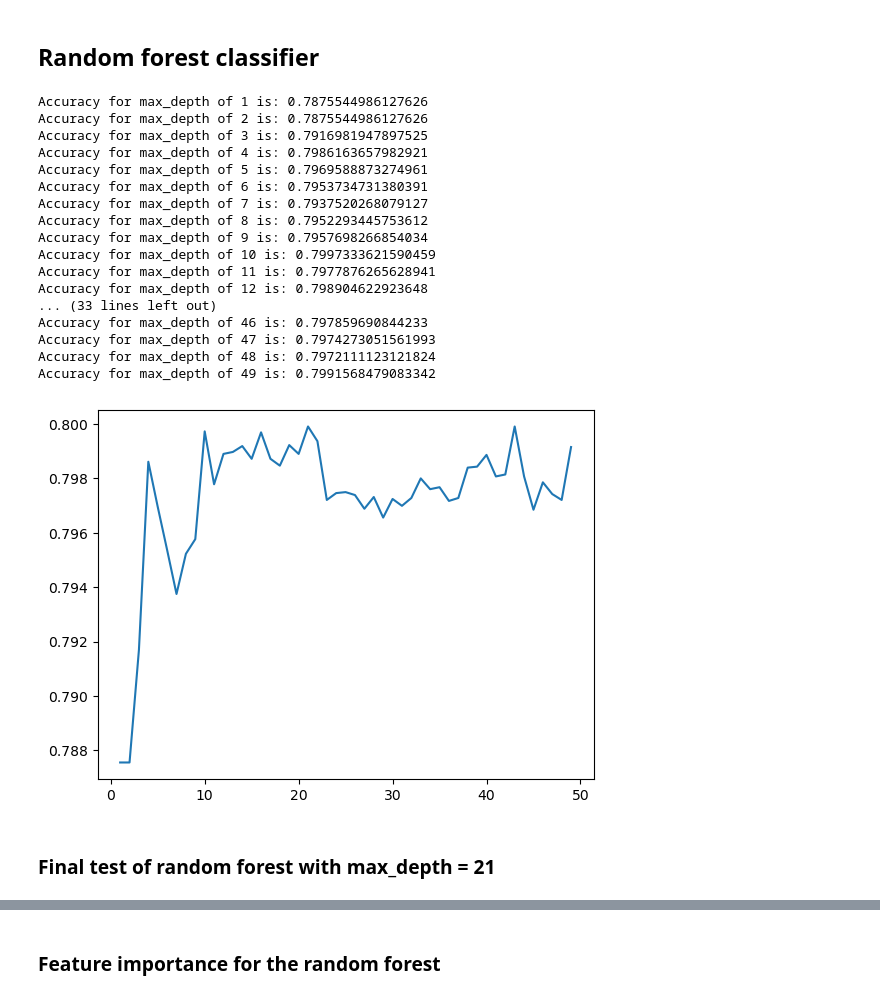
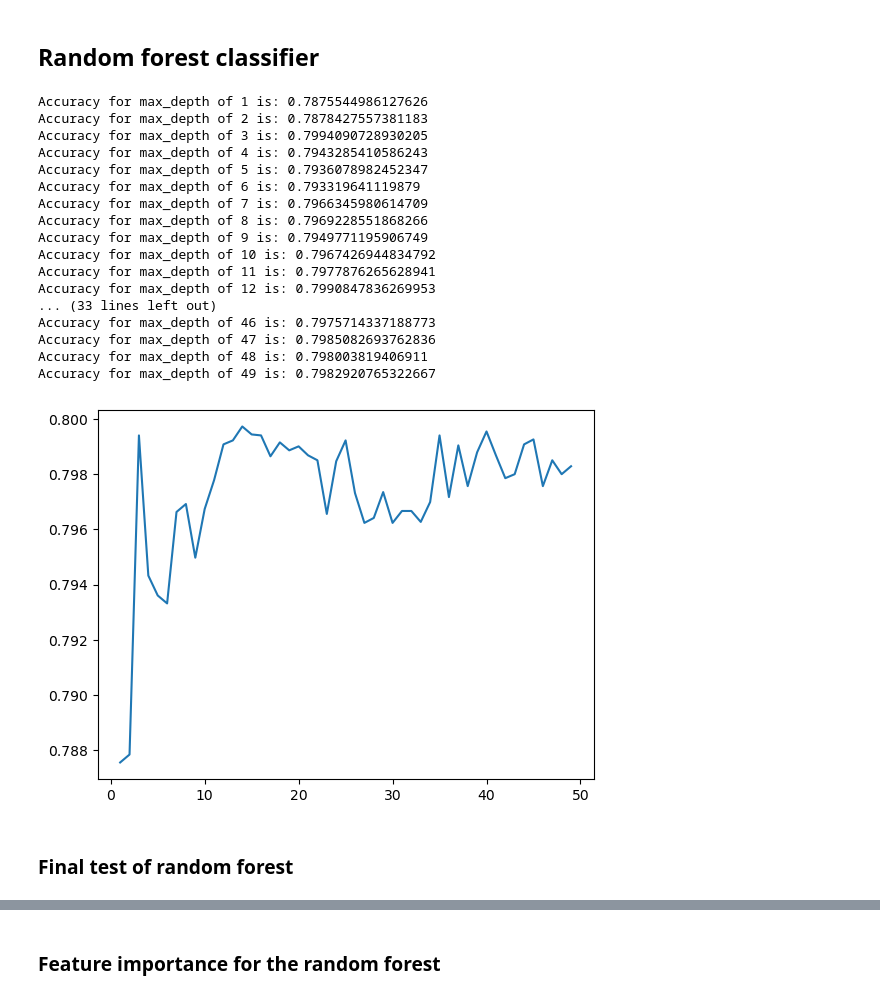
Before and after one commit to fredrikSveen/MALIS_project, a Jupyter notebook: ML_stuff.ipynb, the cells around one changed output, grey strips where cells are left out. Drawn from its saved outputs; the diff is of its cells as text; code cells hidden in the pictures.

Commit message:
Testing the models

```diff
--- a/ML_stuff.ipynb
+++ b/ML_stuff.ipynb
@@ -130,8 +131,8 @@ Execution time: 107.97938776016235s
 ### Final test of decision tree with max_depth = 10
 # %%
 st = time.time()
-
-model = DecisionTreeClassifier(max_depth = 11)
+depth = 10
+model = DecisionTreeClassifier(max_depth = depth)
 model = model.fit(X_train, y_train)
 
 predicted_value = model.predict(X_test)
@@ -142,7 +143,7 @@ predicted_value = model.predict(X_test)
 accuracy = model.score(X_test, y_test)
 
 
-print(f'Accuracy for max_depth of 11 is: {accuracy}')
+print(f'Accuracy for max_depth of {depth} is: {accuracy}')
 
 et = time.time()
 elapsed_time = et - st
@@ -159,49 +160,47 @@ Execution time: 1.6324245929718018s
 # %%
 #Random forest classification with different values for max_depth
 acc_for_depths = []
 for i in range(1,50):
-    model = RandomForestClassifier(max_depth = i,
-                                       oob_score=True,
-                                       max_features="sqrt")
+    model = RandomForestClassifier(max_depth = i)
 
     # fit the regressor with x and y data
     model.fit(X_train, y_train)
 
     y_pred = model.predict(X_val)  # test the output by changing values
     #print(y_pred)
 
     #print("accuracy on training set: %f" % regressor.score(X_train, y_train))
     #print("accuracy on validation set: %f" % regressor.score(X_val, y_val))
 
     # Create confusion matrix
     #confusion = confusion_matrix(y_val, y_pred)
     #ConfusionMatrixDisplay(confusion).plot()
     # Display accuracy score
     accuracy = model.score(X_val, y_val)
     print(f'Accuracy for max_depth of {i} is: {accuracy}')
     acc_for_depths.append(accuracy)
 
 plt.plot(range(1,50), acc_for_depths)
 plt.show()
 # %% [output]
 Accuracy for max_depth of 1 is: 0.7875544986127626
-Accuracy for max_depth of 2 is: 0.7875544986127626
-Accuracy for max_depth of 3 is: 0.7916981947897525
-Accuracy for max_depth of 4 is: 0.7986163657982921
-Accuracy for max_depth of 5 is: 0.7969588873274961
-Accuracy for max_depth of 6 is: 0.7953734731380391
-Accuracy for max_depth of 7 is: 0.7937520268079127
-Accuracy for max_depth of 8 is: 0.7952293445753612
-Accuracy for max_depth of 9 is: 0.7957698266854034
-Accuracy for max_depth of 10 is: 0.7997333621590459
+Accuracy for max_depth of 2 is: 0.7878427557381183
+Accuracy for max_depth of 3 is: 0.7994090728930205
+Accuracy for max_depth of 4 is: 0.7943285410586243
+Accuracy for max_depth of 5 is: 0.7936078982452347
+Accuracy for max_depth of 6 is: 0.793319641119879
+Accuracy for max_depth of 7 is: 0.7966345980614709
+Accuracy for max_depth of 8 is: 0.7969228551868266
+Accuracy for max_depth of 9 is: 0.7949771195906749
+Accuracy for max_depth of 10 is: 0.7967426944834792
 Accuracy for max_depth of 11 is: 0.7977876265628941
-Accuracy for max_depth of 12 is: 0.798904622923648
+Accuracy for max_depth of 12 is: 0.7990847836269953
 ... (33 lines left out)
-Accuracy for max_depth of 46 is: 0.797859690844233
-Accuracy for max_depth of 47 is: 0.7974273051561993
-Accuracy for max_depth of 48 is: 0.7972111123121824
-Accuracy for max_depth of 49 is: 0.7991568479083342
+Accuracy for max_depth of 46 is: 0.7975714337188773
+Accuracy for max_depth of 47 is: 0.7985082693762836
+Accuracy for max_depth of 48 is: 0.798003819406911
+Accuracy for max_depth of 49 is: 0.7982920765322667
-[figure, old version]
+[figure, new version]
 # %% [markdown]
-### Final test of random forest with max_depth = 21
+### Final test of random forest
 # %%
```
Also changed, not shown: parts of 5 cells of this notebook.
